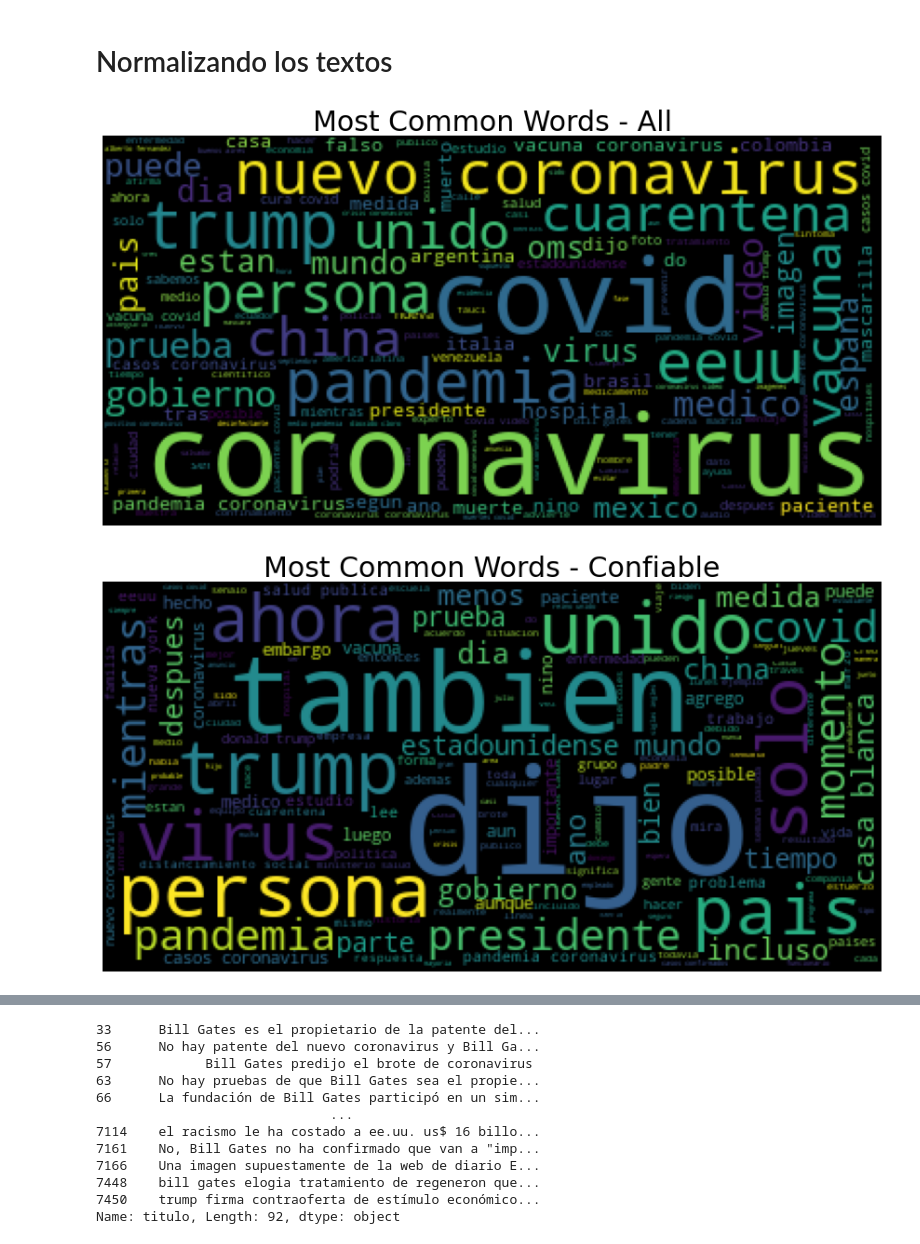
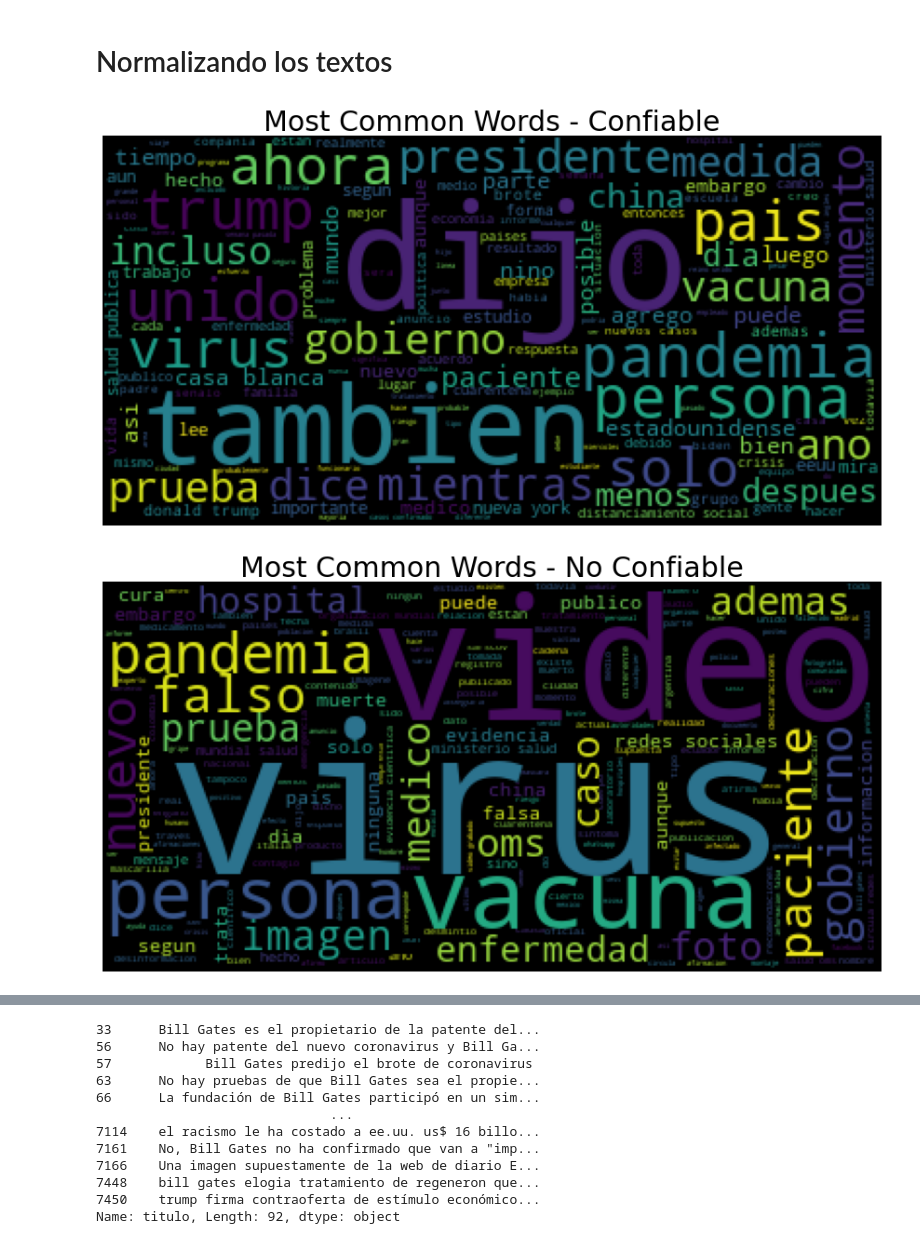
Before and after one commit to christianvadillo/InfoVac, a Jupyter notebook: notebooks/01_EDA_preprocessing.ipynb, the cells around one changed output, grey strips where cells are left out. Drawn from its saved outputs; the diff is of its cells as text; code cells hidden in the pictures.

```diff
--- a/notebooks/01_EDA_preprocessing.ipynb
+++ b/notebooks/01_EDA_preprocessing.ipynb
@@ -53,0 +106,5 @@ Text(0.5, 1.0, 'Conteo por categoría')
+# %%
+sentiment = SentimentClassifier()
+
+df['titulo_sentiment'] = df['titulo'].apply(lambda x: sentiment.predict(x))
+sns.displot(data=df, x='titulo_sentiment', hue='categoria', kind='kde')
@@ -53,0 +114,3 @@ Text(0.5, 1.0, 'Conteo por categoría')
+# %%
+df['texto_sentiment'] = df['texto'].apply(lambda x: sentiment.predict(x))
+sns.displot(data=df, x='texto_sentiment', hue='categoria', kind='kde')
@@ -122,8 +192,14 @@ stop_words_es = stopwords.words('spanish')  # stopwords in spanish
 [nltk_data]   Package stopwords is already up-to-date!
 [nltk_data] Downloading package punkt to /root/nltk_data...
 [nltk_data]   Package punkt is already up-to-date!
-# %%
-stop_words_es = stop_words_es + ['cnn', 'mas', 'si']
+# %%
+# stop_words_es = stop_words_es + ['cnn', 'mas', 'si']
+
+stop_words_es = stop_words_es + ['covid', 'coronavirus', 'lunes', 'the', 'pandemia',
+                                 'martes', 'miércoles', 'jueves', 'viernes',
+                                 'domingo', 'enero', 'marzo', 'abril', 'mayo', 'junio',
+                                 'julio', 'agosto', 'octubre', 'nota', 'sars', 'cov'
+                                 'covid-19', 'cnn', 'mas', 'si']
 # %%
 # Crear vocabulario
 
@@ -257,9 +332,8 @@ def plot_wordcloud(corpus, title=''):
   plt.axis('off')
   plt.show()
 # %%
-plot_wordcloud(norm_corpus, 'All')
 plot_wordcloud(conf_corpus, 'Confiable')
 plot_wordcloud(no_conf_corpus, 'No Confiable')
 # %% [output]
-[figure, old version]
+[figure, new version]
-[figure, old version]
+[figure, new version]
```
Also changed, not shown: parts of 20 cells of this notebook.
